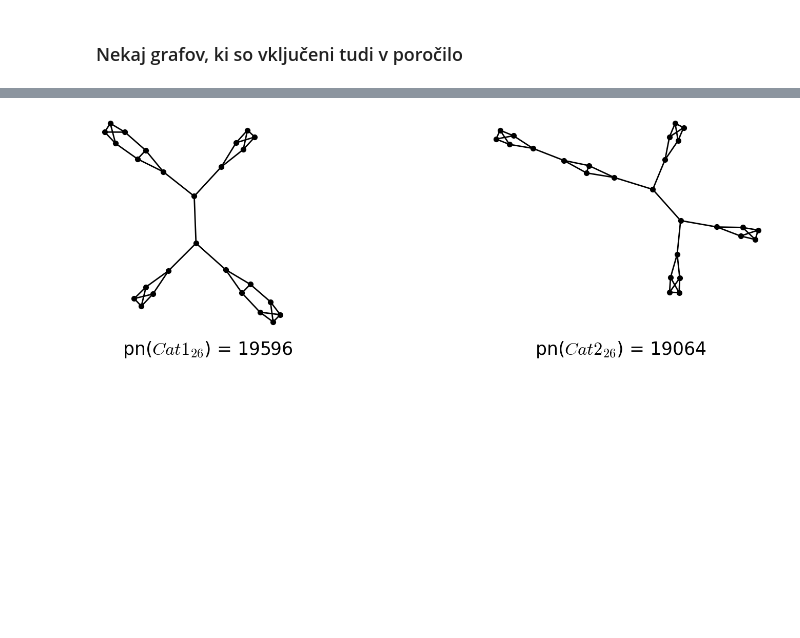
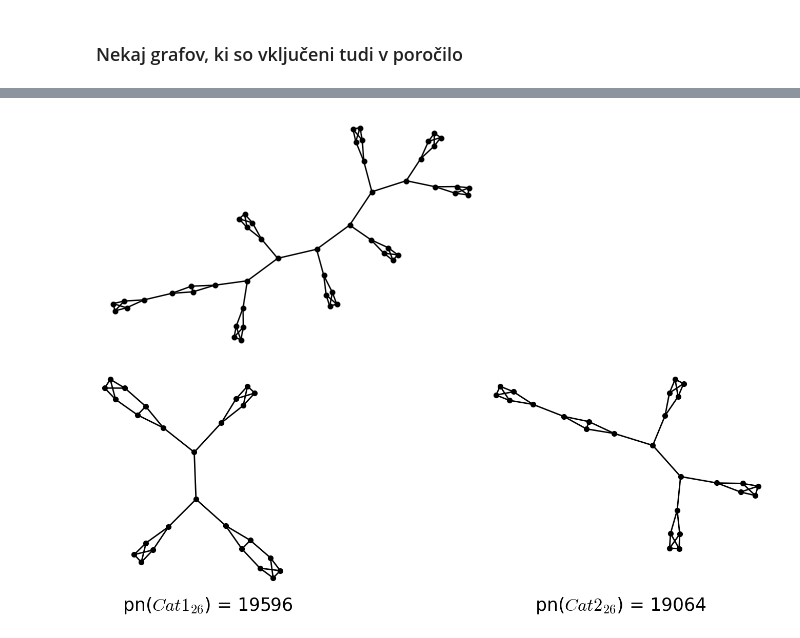
Before and after one commit to ZigaObradovic/FP_Group13, a Jupyter notebook: main.ipynb, the cells around one changed output, grey strips where cells are left out. Cells and saved outputs as stored; diff of their text form; code cells hidden in the pictures; blank space fills up the shorter version.

```diff
--- a/main.ipynb
+++ b/main.ipynb
@@ -154,3 +165,14 @@ GA.show(figsize=(15, 8), axes=False)
+# %%
+build_caterpillar2(50).show(
+        layout="spring",
+        vertex_size=10,
+        vertex_color="black",
+        vertex_labels=False,
+        edge_thickness=1,
+        iterations=400
+    )
+# %% [output]
+[figure, added]
 # %%
 plots = []
 n = 26
```
Also changed, not shown: parts of 5 cells of this notebook, 13 other files.
